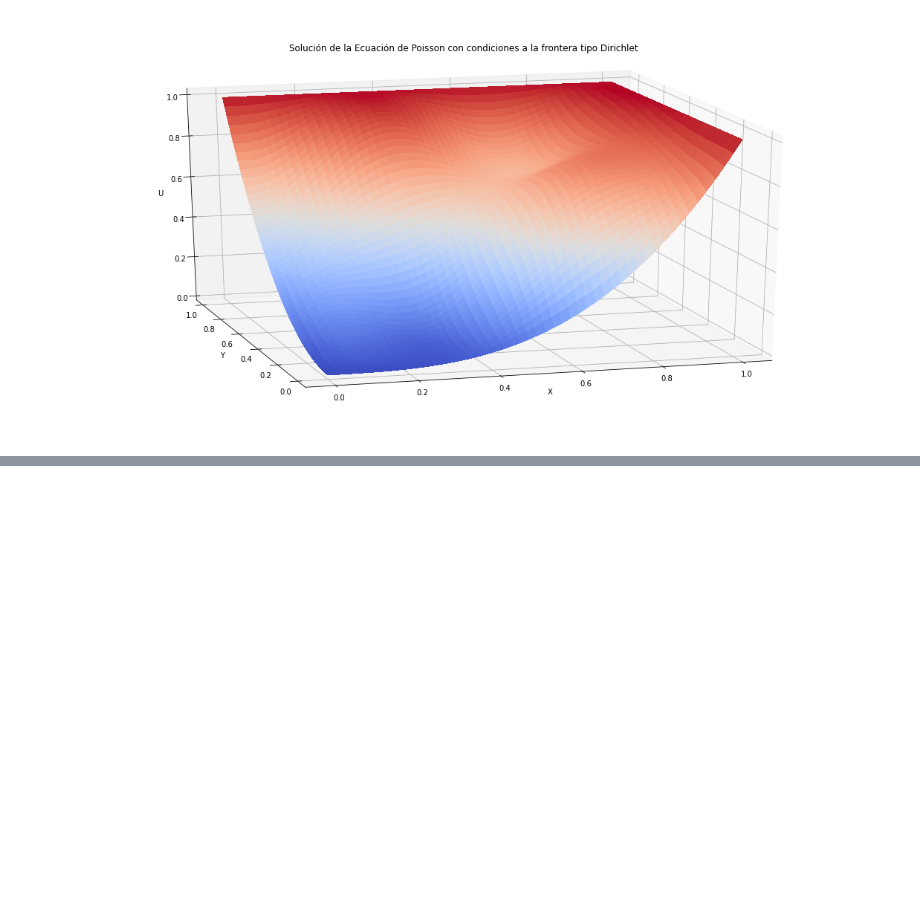
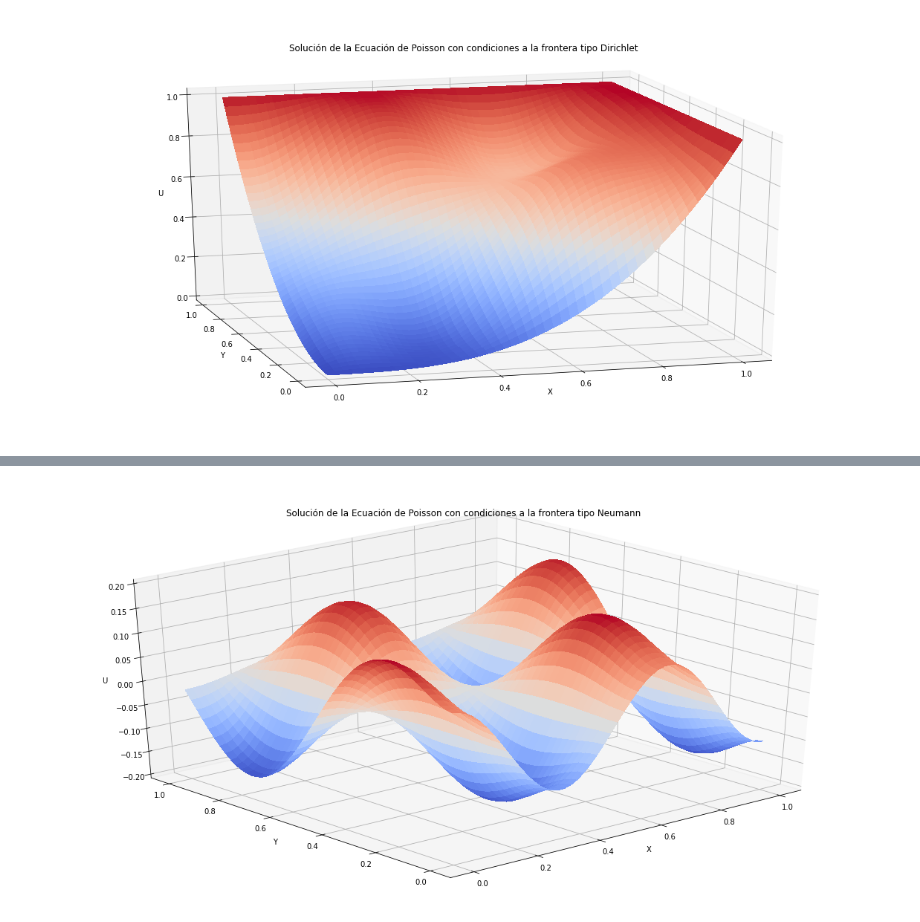
Before and after one commit to carloslizarragac/FisicaComputacional1, a Jupyter notebook: Actividad12.ipynb, the cells around one changed output, grey strips where cells are left out. Drawn from its saved outputs; the diff is of its cells as text; code cells hidden in the pictures; blank space fills up the shorter version.

```diff
--- a/Actividad12.ipynb
+++ b/Actividad12.ipynb
@@ -456,0 +760,97 @@ plt.show()
+# %%
+# Ejemplo de SOlución de la Ecuación de Poisson con condiciones a la frontera tipo Neumann.
+
+
+from scipy import sparse
+
+import numpy as np
+
+import matplotlib.pyplot as plt
+import mpl_toolkits
+from mpl_toolkits.mplot3d import Axes3D
+from matplotlib import cm
+
+
+def rhs_func(X, Y, M):
+    ###----- Right hand side, element-wise multiplication -----###
+    g = (20 * np.multiply(np.cos(3*np.pi*X), np.sin(2*np.pi*Y))).flatten()
+    f = [g[i::M] for i in range(M)]
+    f = np.asarray(f).flatten()
+    return f
+
+
+def generate_lhs_matrix(M, hx, hy):
+    alpha = hx**2/hy**2
+
+    main_diag = 2*(1+alpha)*np.ones((M, 1)).ravel()
+    off_diag = -1*np.ones((M-1, 1)).ravel()
+
+    a = main_diag.shape[0]
+
+    diagonals = [main_diag, off_diag, off_diag]
+
+    B = sparse.diags(diagonals, [0,-1,1], shape=(a,a)).toarray()
+    B[0,1] = -2.0
+    #B[M-1,M-2] = -2.0
+
+    D = sparse.diags([-1*np.ones((M+1, 1)).ravel()], [0], shape=(a,a)).toarray()
+
+    C = sparse.diags([-2*np.ones((M+1, 1)).ravel()], [0], shape=(a,a)).toarray()
+
+    e1 = sparse.eye(M).toarray()
+    A1 = sparse.kron(e1,B).toarray()
+
+    e2 = sparse.diags([1*np.ones((M, 1)).ravel(),1*np.ones((M, 1)).ravel()], [-1,1], shape=(M,M)).toarray()
+    e2[0,1] = 0.0
+    e2[M-1,M-2] = 0.0
+    A2 = sparse.kron(e2,D).toarray()
+
+    e3 = sparse.diags([1*np.ones((M, 1)).ravel(),1*np.ones((M, 1)).ravel()], [-1,1], shape=(M,M)).toarray()
+    e3[1:M-1,0:M] = 0.0
+    A3 = sparse.kron(e3,C).toarray()
+
+    mat = A1 + A2 + A3
+
+    return mat
+
+#########################################
+
+
+M = 50
+(x0, xf) = (0.0, 1.0)
+(y0, yf) = (0.0, 1.0)
+
+hx = (xf - x0)/(M-1)
+hy = (yf - y0)/(M-1)
+
+X, Y = np.meshgrid(np.linspace(x0, xf, M), np.linspace(y0, yf, M))
+
+f = rhs_func(X, Y, M)
+
+A = generate_lhs_matrix(M, hx, hy)
+
+U = np.linalg.solve(A,f*(hx**2)) # Solve x=A\b
+
+U = U.reshape((M,M)).T
+
+## The zero-flux boundary conditions are incorporated in
+## matrix A.
+
+
+fig = plt.figure(figsize=(16,8))
+ax = fig.gca(projection='3d')
+
+surf = ax.plot_surface(X, Y, U, cmap=cm.coolwarm,
+                       linewidth=0, antialiased=False)
+
+
+ax.set_xlabel('X')
+ax.set_ylabel('Y')
+ax.set_zlabel('U')
+ax.set_zlim3d(-0.2,0.2)
+ax.set_title("Solución de la Ecuación de Poisson con condiciones a la frontera tipo Neumann")
+plt.tight_layout()
+ax.view_init(31, -131)
+plt.show()
+# %% [output]
+[figure, added]
```
Also changed, not shown: parts of 12 cells of this notebook.
